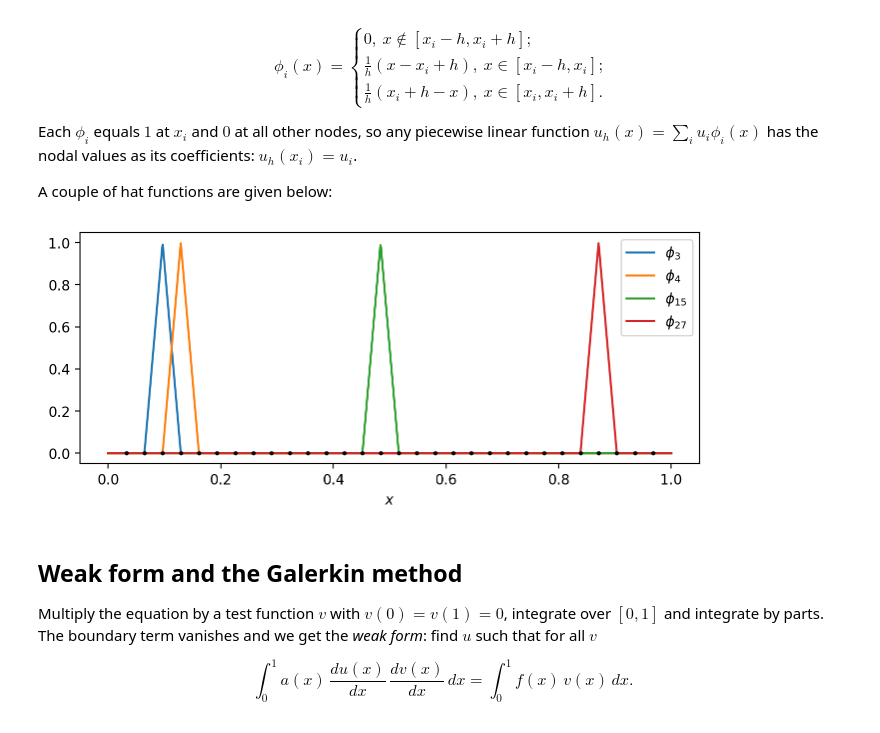
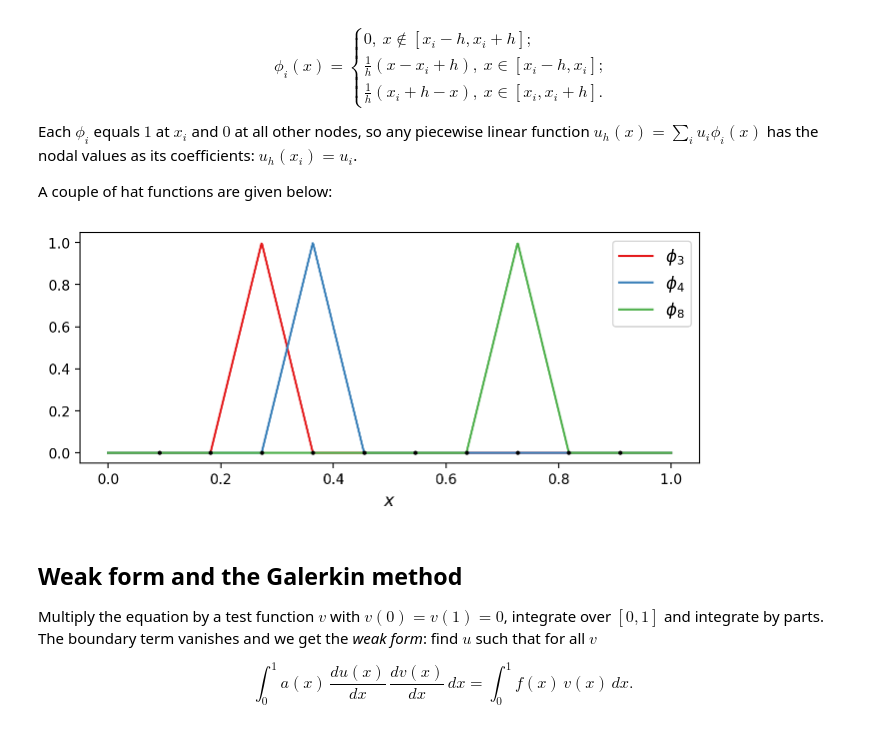
Before and after one commit to VLSF/pdetutorial, a Jupyter notebook: notebooks/01_classical_methods/01_elliptic_1d_fem.ipynb, the cells around one changed output. Cells and saved outputs as stored; diff of their text form; code cells hidden in the pictures.

```diff
--- a/notebooks/01_classical_methods/01_elliptic_1d_fem.ipynb
+++ b/notebooks/01_classical_methods/01_elliptic_1d_fem.ipynb
@@ -41,24 +43,38 @@ Each $\phi_i$ equals $1$ at $x_i$ and $0$ at all other nodes, so any piecewise l
 
 A couple of hat functions are given below:
 # %%
+figure_name = "FEM_basis"
+if figure_name is not None:
+    # the repository root is the closest parent of the working directory that contains `notebooks`
+    root = next(p for p in [Path.cwd(), *Path.cwd().parents] if (p / "notebooks").is_dir())
+    data_dir = root / "data"
+
+    if not data_dir.exists():
+        data_dir.mkdir()
+
+colors = mpl.colormaps['Set1'].colors
+
 def hat_function(x, i, N):
     # i = 1, ..., N enumerates interior nodes x_i = i / (N+1)
     h = 1 / (N + 1)
     return jnp.maximum(0.0, 1 - jnp.abs(x - i*h) / h)
 
-N = 30
+N = 10
 M = 1000
 x = jnp.linspace(0, 1, M)
 nodes = jnp.linspace(0, 1, N+2)[1:-1]
 
 plt.figure(figsize=(8, 3))
-for i in [3, 4, 15, 27]:
-    plt.plot(x, hat_function(x, i, N), label=f"$\\phi_{{{i}}}$")
+for i, c in zip([3, 4, 8], colors):
+    plt.plot(x, hat_function(x, i, N), label=f"$\\phi_{{{i}}}$", color=c)
 plt.plot(nodes, jnp.zeros(N), "k.", markersize=4)
-plt.xlabel("$x$")
-plt.legend();
+plt.xlabel("$x$", fontsize='large')
+plt.legend(fontsize='large')
+
+if figure_name is not None:
+    plt.savefig(data_dir / f"{figure_name}.pdf", format='pdf', bbox_inches='tight');
 # %% [output]
-[figure, old version]
+[figure, new version]
 # %% [markdown]
 ## Weak form and the Galerkin method
 
```
Also changed, not shown: parts of 2 cells of this notebook, 1 other file.
